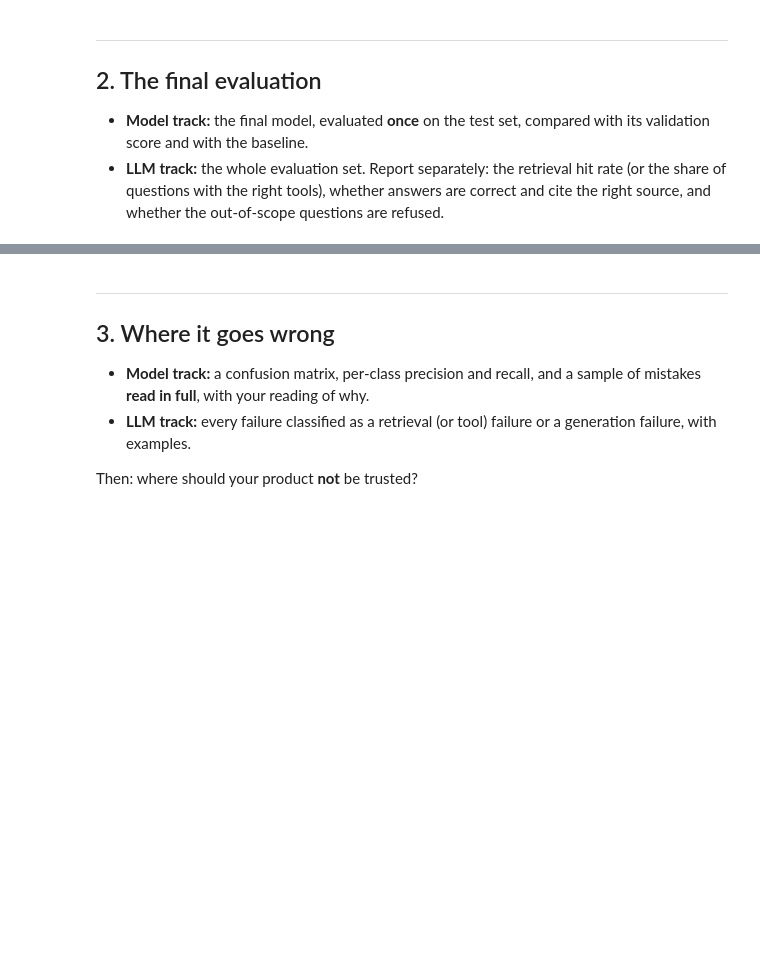
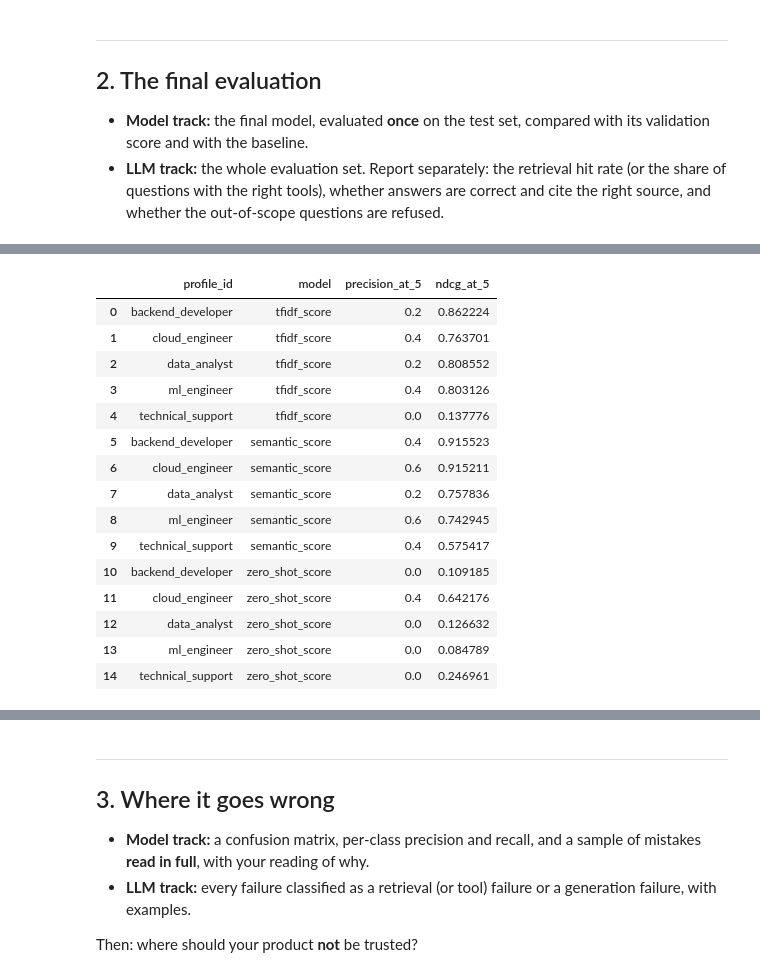
Before and after one commit to rekha-cyber/find-job-lab, a Jupyter notebook: notebooks/03_evaluate.ipynb, the cells around one changed output, grey strips where cells are left out. Saved outputs shown, nothing was run; the diff lists cells and outputs as text; code cells hidden in the pictures; blank space fills up the shorter version.

```diff
--- a/notebooks/03_evaluate.ipynb
+++ b/notebooks/03_evaluate.ipynb
@@ -39,0 +221,23 @@ The user, the decision, the metric and the baseline score, in a few sentences, a
+# %%
+comparison_df = (
+    labels[["profile_id", "job_id", "relevance"]]
+    .merge(
+        tfidf_scores,
+        on=["profile_id", "job_id"],
+        how="left"
+    )
+    .merge(
+        semantic_scores,
+        on=["profile_id", "job_id"],
+        how="left"
+    )
+    .merge(
+        zero_shot_scores,
+        on=["profile_id", "job_id"],
+        how="left"
+    )
+)
+
+print("Comparison shape:", comparison_df.shape)
+
+display(comparison_df.head())
@@ -39,0 +287,36 @@ The user, the decision, the metric and the baseline score, in a few sentences, a
+# %%
+tfidf_eval = evaluate_model(
+    comparison_df, "tfidf_score"
+)
+
+semantic_eval = evaluate_model(
+    comparison_df, "semantic_score"
+)
+
+zero_shot_eval = evaluate_model(
+    comparison_df, "zero_shot_score"
+)
+
+evaluation_results = pd.concat(
+    [tfidf_eval, semantic_eval, zero_shot_eval],
+    ignore_index=True
+)
+
+display(evaluation_results)
+# %% [output]
+|  | profile_id | model | precision_at_5 | ndcg_at_5 |
+| 0 | backend_developer | tfidf_score | 0.2 | 0.862224 |
+| 1 | cloud_engineer | tfidf_score | 0.4 | 0.763701 |
+| 2 | data_analyst | tfidf_score | 0.2 | 0.808552 |
+| 3 | ml_engineer | tfidf_score | 0.4 | 0.803126 |
+| 4 | technical_support | tfidf_score | 0.0 | 0.137776 |
+| 5 | backend_developer | semantic_score | 0.4 | 0.915523 |
+| 6 | cloud_engineer | semantic_score | 0.6 | 0.915211 |
+| 7 | data_analyst | semantic_score | 0.2 | 0.757836 |
+| 8 | ml_engineer | semantic_score | 0.6 | 0.742945 |
+| 9 | technical_support | semantic_score | 0.4 | 0.575417 |
+| 10 | backend_developer | zero_shot_score | 0.0 | 0.109185 |
+| 11 | cloud_engineer | zero_shot_score | 0.4 | 0.642176 |
+| 12 | data_analyst | zero_shot_score | 0.0 | 0.126632 |
+| 13 | ml_engineer | zero_shot_score | 0.0 | 0.084789 |
+| 14 | technical_support | zero_shot_score | 0.0 | 0.246961 |
```
Also changed, not shown: parts of 13 cells of this notebook, 13 other files.
